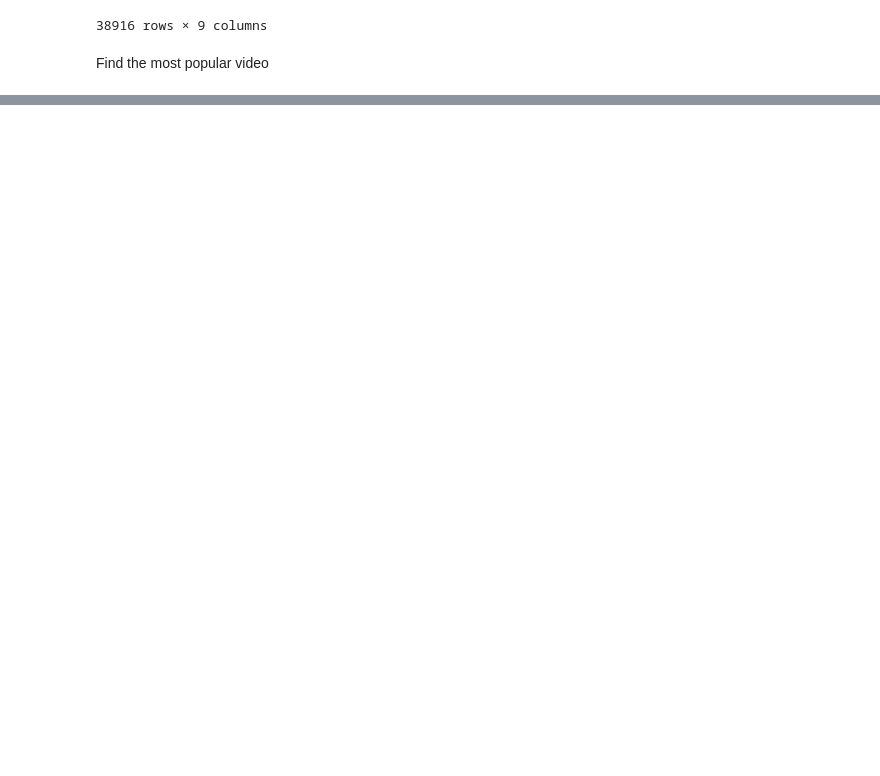
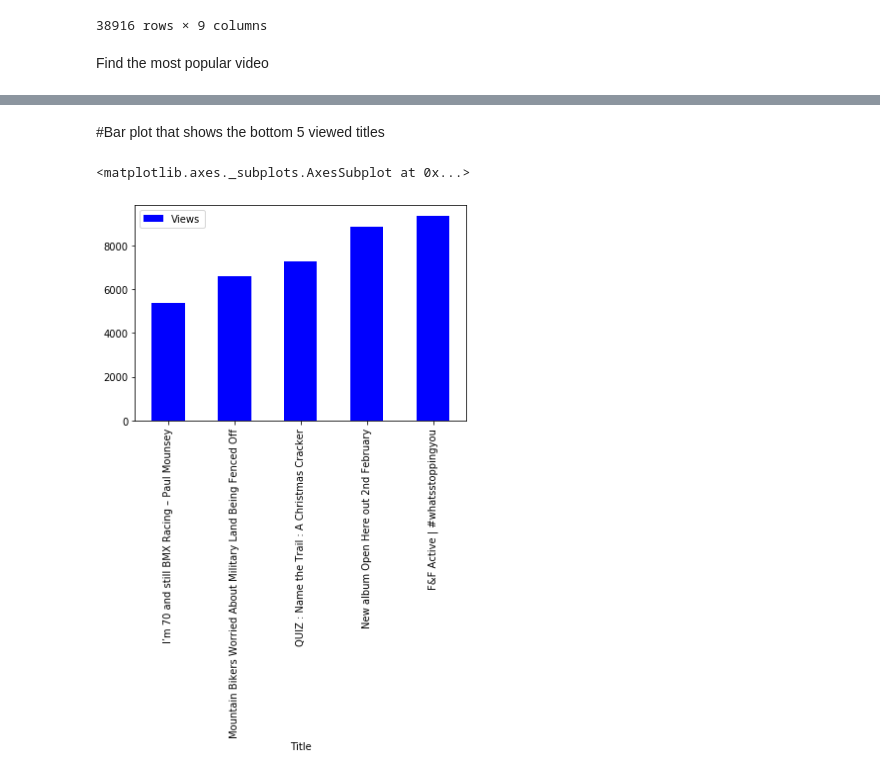
Before and after one commit to elisabethvirak/Top_Music_Project1, a Jupyter notebook: Youtube_Project1.ipynb, the cells around one changed output, grey strips where cells are left out. Saved outputs shown, nothing was run; the diff lists cells and outputs as text; code cells hidden in the pictures; blank space fills up the shorter version.

```diff
--- a/Youtube_Project1.ipynb
+++ b/Youtube_Project1.ipynb
@@ -318,0 +327,9 @@ TitleID_gb
+# %% [markdown]
+#Bar plot that shows the bottom 5 viewed titles
+# %%
+Bottom5_Views_Title=Title_ID_gb.sort_values('Views', ascending=True)
+Bottom5_Views_Title_gb=Bottom5_Views_Title.head(5)
+Bottom5_Views_Title_gb.plot.bar(color="blue")
+# %% [output]
+<matplotlib.axes._subplots.AxesSubplot at 0x...>
+[figure, added]
```
Also changed, not shown: parts of 29 cells of this notebook.
